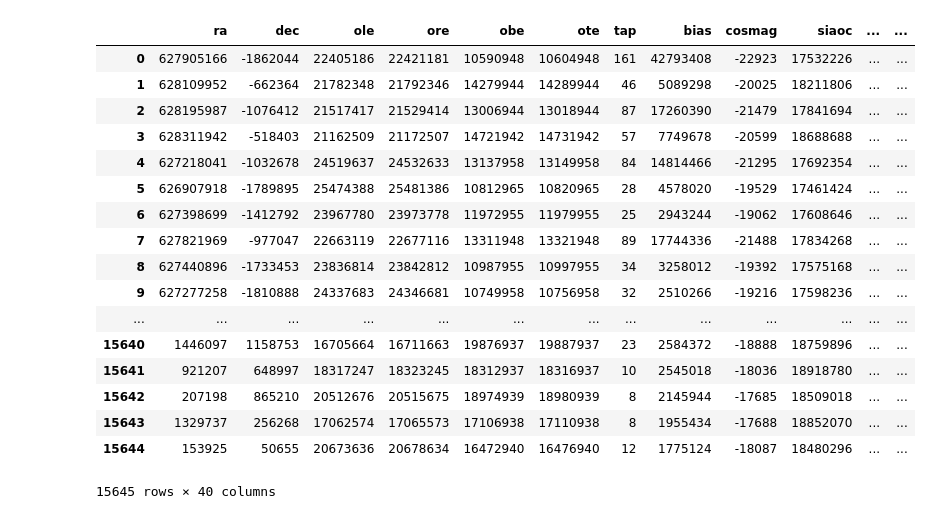
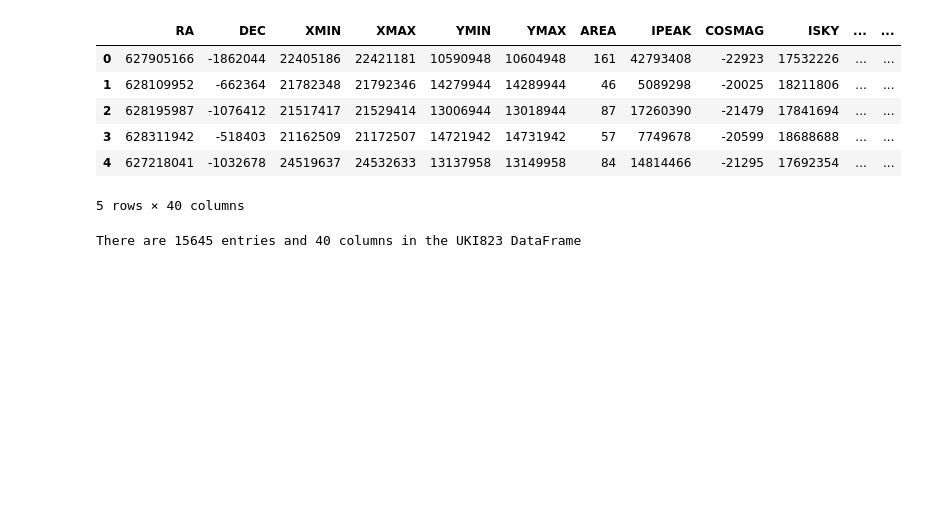
Before and after one commit to imran-marwat/sky-catalogue-classification-project, a Jupyter notebook: notebooks/explore-data.ipynb, the cells around one changed output. Cells and saved outputs as stored; diff of their text form; code cells hidden in the pictures; blank space fills up the shorter version.

```diff
--- a/notebooks/explore-data.ipynb
+++ b/notebooks/explore-data.ipynb
@@ -16,21 +30,16 @@ ukj823_df.columns = utils.col_names
 # %%
-uki823_df
+uki823_df.head()
 # %% [output]
-|  | ra | dec | ole | ore | obe | ote | tap | bias | cosmag | siaoc | ... | ... |
+|  | RA | DEC | XMIN | XMAX | YMIN | YMAX | AREA | IPEAK | COSMAG | ISKY | ... | ... |
 | 0 | 627905166 | -1862044 | 22405186 | 22421181 | 10590948 | 10604948 | 161 | 42793408 | -22923 | 17532226 | ... | ... |
 | 1 | 628109952 | -662364 | 21782348 | 21792346 | 14279944 | 14289944 | 46 | 5089298 | -20025 | 18211806 | ... | ... |
 | 2 | 628195987 | -1076412 | 21517417 | 21529414 | 13006944 | 13018944 | 87 | 17260390 | -21479 | 17841694 | ... | ... |
 | 3 | 628311942 | -518403 | 21162509 | 21172507 | 14721942 | 14731942 | 57 | 7749678 | -20599 | 18688688 | ... | ... |
 | 4 | 627218041 | -1032678 | 24519637 | 24532633 | 13137958 | 13149958 | 84 | 14814466 | -21295 | 17692354 | ... | ... |
-| 5 | 626907918 | -1789895 | 25474388 | 25481386 | 10812965 | 10820965 | 28 | 4578020 | -19529 | 17461424 | ... | ... |
-| 6 | 627398699 | -1412792 | 23967780 | 23973778 | 11972955 | 11979955 | 25 | 2943244 | -19062 | 17608646 | ... | ... |
-| 7 | 627821969 | -977047 | 22663119 | 22677116 | 13311948 | 13321948 | 89 | 17744336 | -21488 | 17834268 | ... | ... |
-| 8 | 627440896 | -1733453 | 23836814 | 23842812 | 10987955 | 10997955 | 34 | 3258012 | -19392 | 17575168 | ... | ... |
-| 9 | 627277258 | -1810888 | 24337683 | 24346681 | 10749958 | 10756958 | 32 | 2510266 | -19216 | 17598236 | ... | ... |
-| ... | ... | ... | ... | ... | ... | ... | ... | ... | ... | ... | ... | ... |
-| 15640 | 1446097 | 1158753 | 16705664 | 16711663 | 19876937 | 19887937 | 23 | 2584372 | -18888 | 18759896 | ... | ... |
-| 15641 | 921207 | 648997 | 18317247 | 18323245 | 18312937 | 18316937 | 10 | 2545018 | -18036 | 18918780 | ... | ... |
-| 15642 | 207198 | 865210 | 20512676 | 20515675 | 18974939 | 18980939 | 8 | 2145944 | -17685 | 18509018 | ... | ... |
-| 15643 | 1329737 | 256268 | 17062574 | 17065573 | 17106938 | 17110938 | 8 | 1955434 | -17688 | 18852070 | ... | ... |
-| 15644 | 153925 | 50655 | 20673636 | 20678634 | 16472940 | 16476940 | 12 | 1775124 | -18087 | 18480296 | ... | ... |
-15645 rows × 40 columns
+5 rows × 40 columns
+# %%
+#Entries and cols
+print("There are {} entries and {} columns in the UKI823 DataFrame"\
+      .format(uki823_df.shape[0], uki823_df.shape[1]))
+# %% [output]
+There are 15645 entries and 40 columns in the UKI823 DataFrame
```
Also changed, not shown: parts of 5 cells of this notebook.
